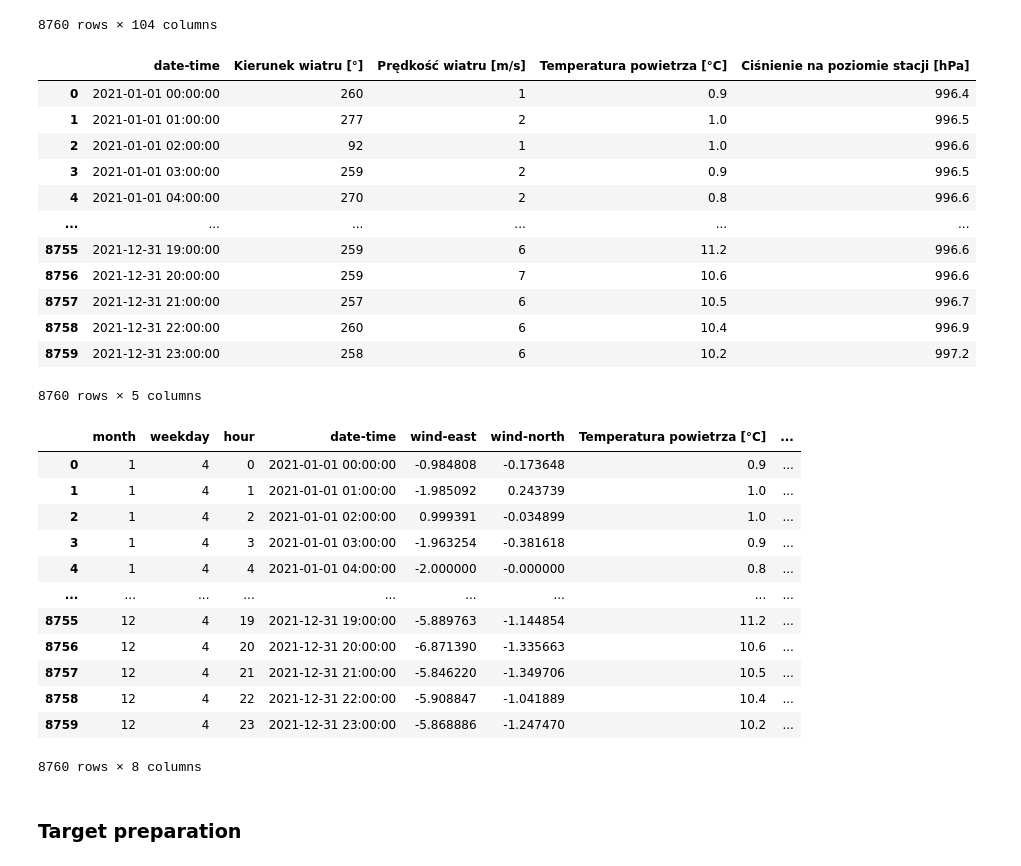
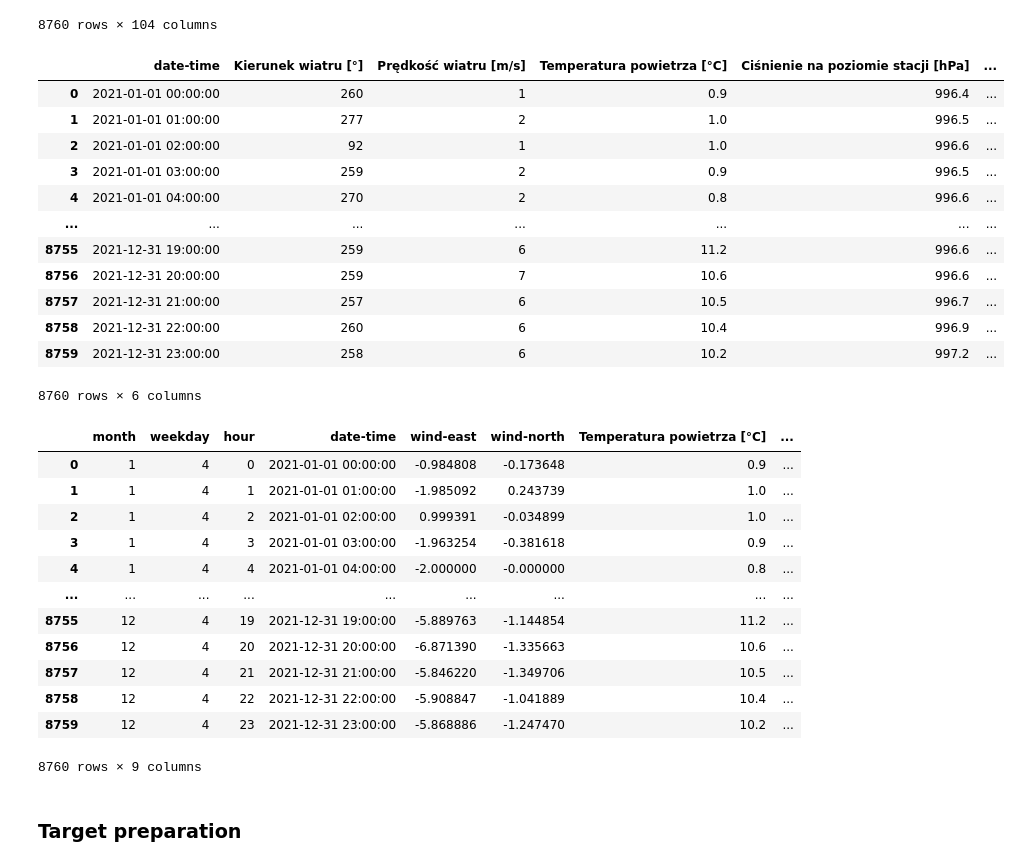
Before and after one commit to Jungliana/SNN-air-pollution, a Jupyter notebook: notebooks/data_processing.ipynb, the cells around one changed output. Saved outputs shown, nothing was run; the diff lists cells and outputs as text; code cells hidden in the pictures.

```diff
--- a/notebooks/data_processing.ipynb
+++ b/notebooks/data_processing.ipynb
@@ -72,22 +72,22 @@ weather_full
 8760 rows × 104 columns
 # %%
 # Only interesting columns
-weather = weather_full[["date-time", "Kierunek wiatru  [°]", "Prędkość wiatru  [m/s]", "Temperatura powietrza [°C]", "Ciśnienie na poziomie stacji [hPa]"]]
+weather = weather_full[["date-time", "Kierunek wiatru  [°]", "Prędkość wiatru  [m/s]", "Temperatura powietrza [°C]", "Ciśnienie na poziomie stacji [hPa]", "Wilgotność względna [%]"]]
 weather
 # %% [output]
-|  | date-time | Kierunek wiatru [°] | Prędkość wiatru [m/s] | Temperatura powietrza [°C] | Ciśnienie na poziomie stacji [hPa] |
-| 0 | 2021-01-01 00:00:00 | 260 | 1 | 0.9 | 996.4 |
-| 1 | 2021-01-01 01:00:00 | 277 | 2 | 1.0 | 996.5 |
-| 2 | 2021-01-01 02:00:00 | 92 | 1 | 1.0 | 996.6 |
-| 3 | 2021-01-01 03:00:00 | 259 | 2 | 0.9 | 996.5 |
-| 4 | 2021-01-01 04:00:00 | 270 | 2 | 0.8 | 996.6 |
-| ... | ... | ... | ... | ... | ... |
-| 8755 | 2021-12-31 19:00:00 | 259 | 6 | 11.2 | 996.6 |
-| 8756 | 2021-12-31 20:00:00 | 259 | 7 | 10.6 | 996.6 |
-| 8757 | 2021-12-31 21:00:00 | 257 | 6 | 10.5 | 996.7 |
-| 8758 | 2021-12-31 22:00:00 | 260 | 6 | 10.4 | 996.9 |
-| 8759 | 2021-12-31 23:00:00 | 258 | 6 | 10.2 | 997.2 |
+|  | date-time | Kierunek wiatru [°] | Prędkość wiatru [m/s] | Temperatura powietrza [°C] | Ciśnienie na poziomie stacji [hPa] | ... |
+| 0 | 2021-01-01 00:00:00 | 260 | 1 | 0.9 | 996.4 | ... |
+| 1 | 2021-01-01 01:00:00 | 277 | 2 | 1.0 | 996.5 | ... |
+| 2 | 2021-01-01 02:00:00 | 92 | 1 | 1.0 | 996.6 | ... |
+| 3 | 2021-01-01 03:00:00 | 259 | 2 | 0.9 | 996.5 | ... |
+| 4 | 2021-01-01 04:00:00 | 270 | 2 | 0.8 | 996.6 | ... |
+| ... | ... | ... | ... | ... | ... | ... |
+| 8755 | 2021-12-31 19:00:00 | 259 | 6 | 11.2 | 996.6 | ... |
+| 8756 | 2021-12-31 20:00:00 | 259 | 7 | 10.6 | 996.6 | ... |
+| 8757 | 2021-12-31 21:00:00 | 257 | 6 | 10.5 | 996.7 | ... |
+| 8758 | 2021-12-31 22:00:00 | 260 | 6 | 10.4 | 996.9 | ... |
+| 8759 | 2021-12-31 23:00:00 | 258 | 6 | 10.2 | 997.2 | ... |
-8760 rows × 5 columns
+8760 rows × 6 columns
 # %%
 # Processing wind and date
 wind_north = np.round(weather["Prędkość wiatru  [m/s]"] * np.cos(np.radians(weather["Kierunek wiatru  [°]"])), decimals=6)
@@ -117,7 +117,7 @@ weather
 | 8757 | 12 | 4 | 21 | 2021-12-31 21:00:00 | -5.846220 | -1.349706 | 10.5 | ... |
 | 8758 | 12 | 4 | 22 | 2021-12-31 22:00:00 | -5.908847 | -1.041889 | 10.4 | ... |
 | 8759 | 12 | 4 | 23 | 2021-12-31 23:00:00 | -5.868886 | -1.247470 | 10.2 | ... |
-8760 rows × 8 columns
+8760 rows × 9 columns
 # %%
 # Pollution and weather join on date-time, changing long column names, sorting by date, saving processed data to CSV file
 pollution\
```
Also changed, not shown: parts of 6 cells of this notebook, 9 other files.
